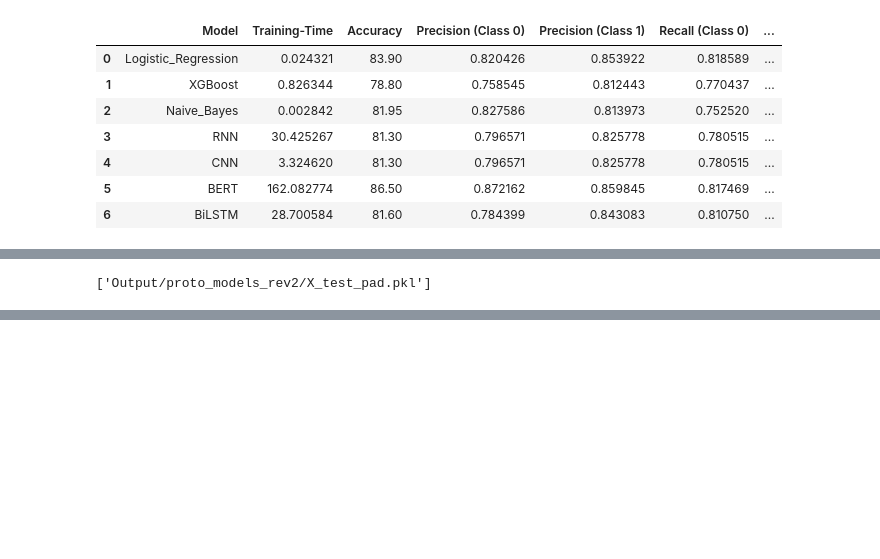
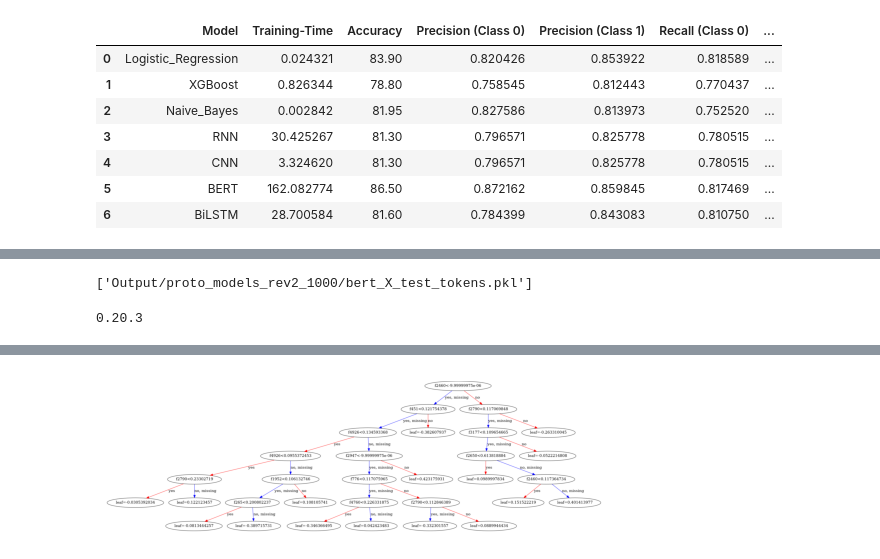
Before and after one commit to Kim-William/AI, a Jupyter notebook: Dissertation/model_comparison_rev2.ipynb, the cells around one changed output, grey strips where cells are left out. Drawn from its saved outputs; the diff is of its cells as text; code cells hidden in the pictures; blank space fills up the shorter version.

```diff
--- a/Dissertation/model_comparison_rev2.ipynb
+++ b/Dissertation/model_comparison_rev2.ipynb
@@ -33,11 +47,11 @@ if gpus:
 # %%
-NUM_SAMPLE = 10000
+NUM_SAMPLE = 1000
 TEST_RATIO=0.2
 BATCH_SIZE=16
 EPOCHS = 2
 MAX_WORD_COUNT = 5000
 MAX_LENGTH = 100
-OUTPUT_DIR = "Output/proto_models_rev2"
+OUTPUT_DIR = "Output/proto_models_rev2_1000"
 # %%
 # Initialize the Text Preprocessor
 processor = TextPreprocessor(MAX_WORD_COUNT, MAX_LENGTH)
@@ -309,11 +306,24 @@ WARNING:absl:You are saving your model as an HDF5 file via `model.save()` or `ke
 joblib.dump(processor.tokenizer, os.path.join(OUTPUT_DIR, 'processor_tokenizer.pkl'))
 joblib.dump(bert.X_train_tokens, os.path.join(OUTPUT_DIR, 'bert_X_train_tokens.pkl'))
 joblib.dump(bert.X_test_tokens, os.path.join(OUTPUT_DIR, 'bert_X_test_tokens.pkl'))
-
 joblib.dump(X_train_tfidf, os.path.join(OUTPUT_DIR, 'X_train_tfidf.pkl'))
 joblib.dump(X_test_tfidf, os.path.join(OUTPUT_DIR, 'X_test_tfidf.pkl'))
 
 joblib.dump(X_train_pad, os.path.join(OUTPUT_DIR, 'X_train_pad.pkl'))
 joblib.dump(X_test_pad, os.path.join(OUTPUT_DIR, 'X_test_pad.pkl'))
 # %% [output]
-['Output/proto_models_rev2/X_test_pad.pkl']
+['Output/proto_models_rev2_1000/bert_X_test_tokens.pkl']
+# %%
+import graphviz
+print(graphviz.__version__)
+# %% [output]
+0.20.3
+# %%
+import matplotlib.pyplot as plt
+from xgboost import plot_tree
+
+# Plot a single tree from the XGBoost model
+plt.figure(figsize=(20000, 100000))
+plot_tree(xgb_model, num_trees=3)  # num_trees 인덱스를 변경하여 다른 트리 확인 가능
+plt.show()
+# %% [output]
@@ -319,0 +331 @@ joblib.dump(X_test_pad, os.path.join(OUTPUT_DIR, 'X_test_pad.pkl'))
+[figure, added]
```
Also changed, not shown: parts of 11 cells of this notebook, 3 other files.
